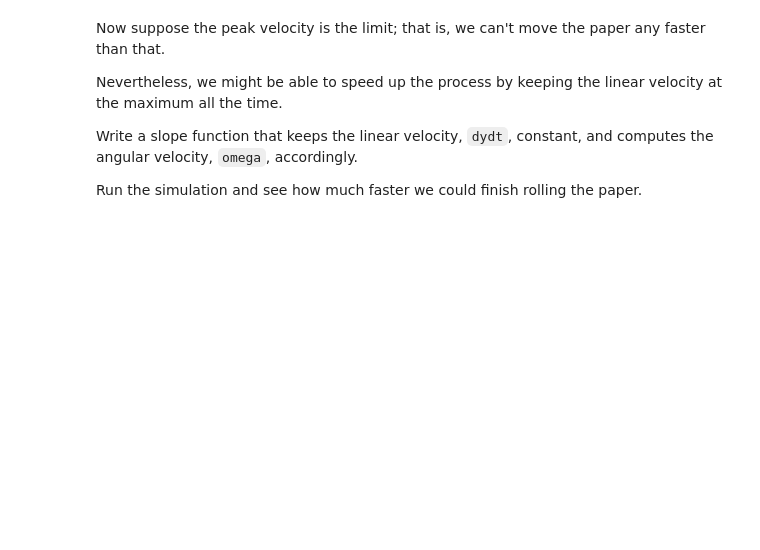
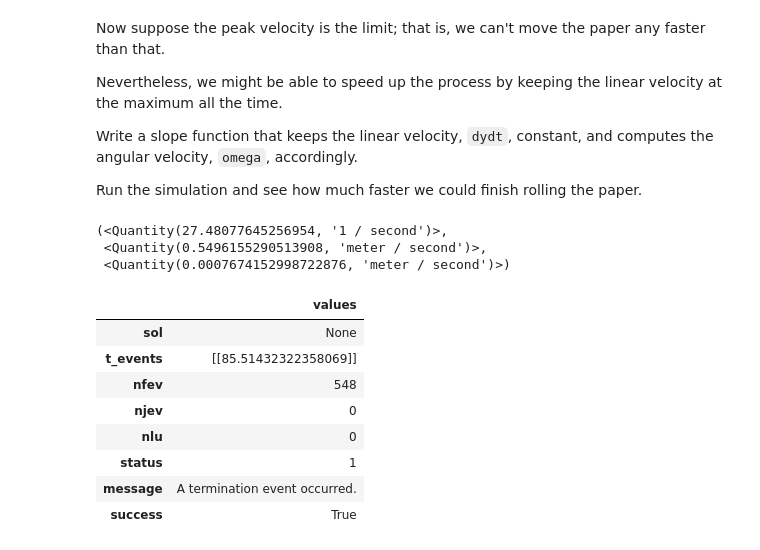
Before and after one commit to fung18870/ModSimPy, a Jupyter notebook: code/chap24-Mine.ipynb, the cells around one changed output. Saved outputs shown, nothing was run; the diff lists cells and outputs as text; code cells hidden in the pictures; blank space fills up the shorter version.

```diff
--- a/code/chap24-Mine.ipynb
+++ b/code/chap24-Mine.ipynb
@@ -239,2 +303,23 @@ Run the simulation and see how much faster we could finish rolling the paper.
+# %%
+# Solution goes here
+slope_func2(system.init, 0*s, system)
+# %% [output]
+(<Quantity(27.48077645256954, '1 / second')>,
+ <Quantity(0.5496155290513908, 'meter / second')>,
+ <Quantity(0.0007674152998722876, 'meter / second')>)
+# %%
+# Solution goes here
+results, details = run_ode_solver(system, slope_func2, events=event_func, max_step=1*s)
+details
+# %% [output]
+|  | values |
+| sol | None |
+| t_events | [[85.51432322358069]] |
+| nfev | 548 |
+| njev | 0 |
+| nlu | 0 |
+| status | 1 |
+| message | A termination event occurred. |
+| success | True |
 # %%
 # Solution goes here
```
Also changed, not shown: parts of 21 cells of this notebook, 10 other files.
